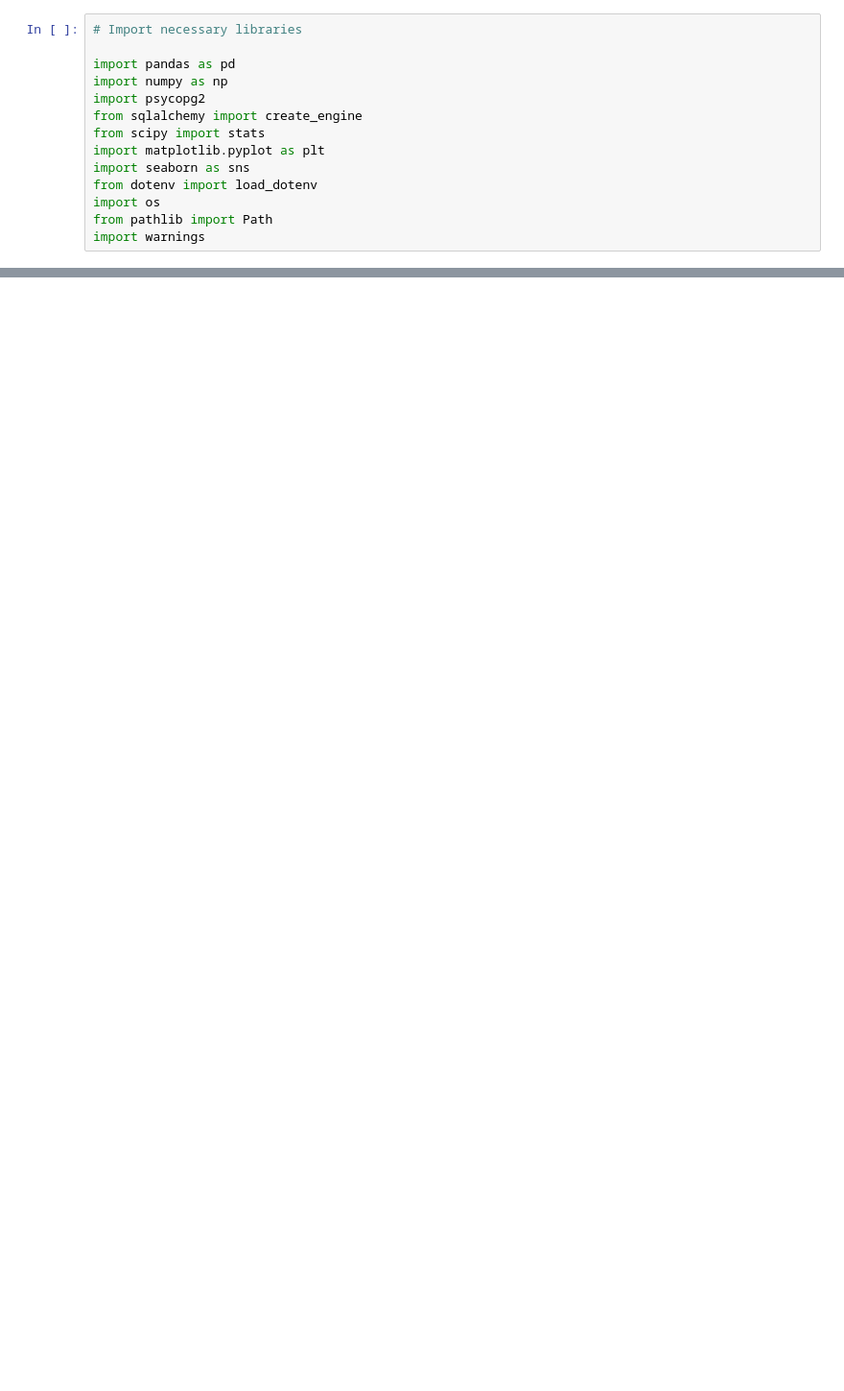
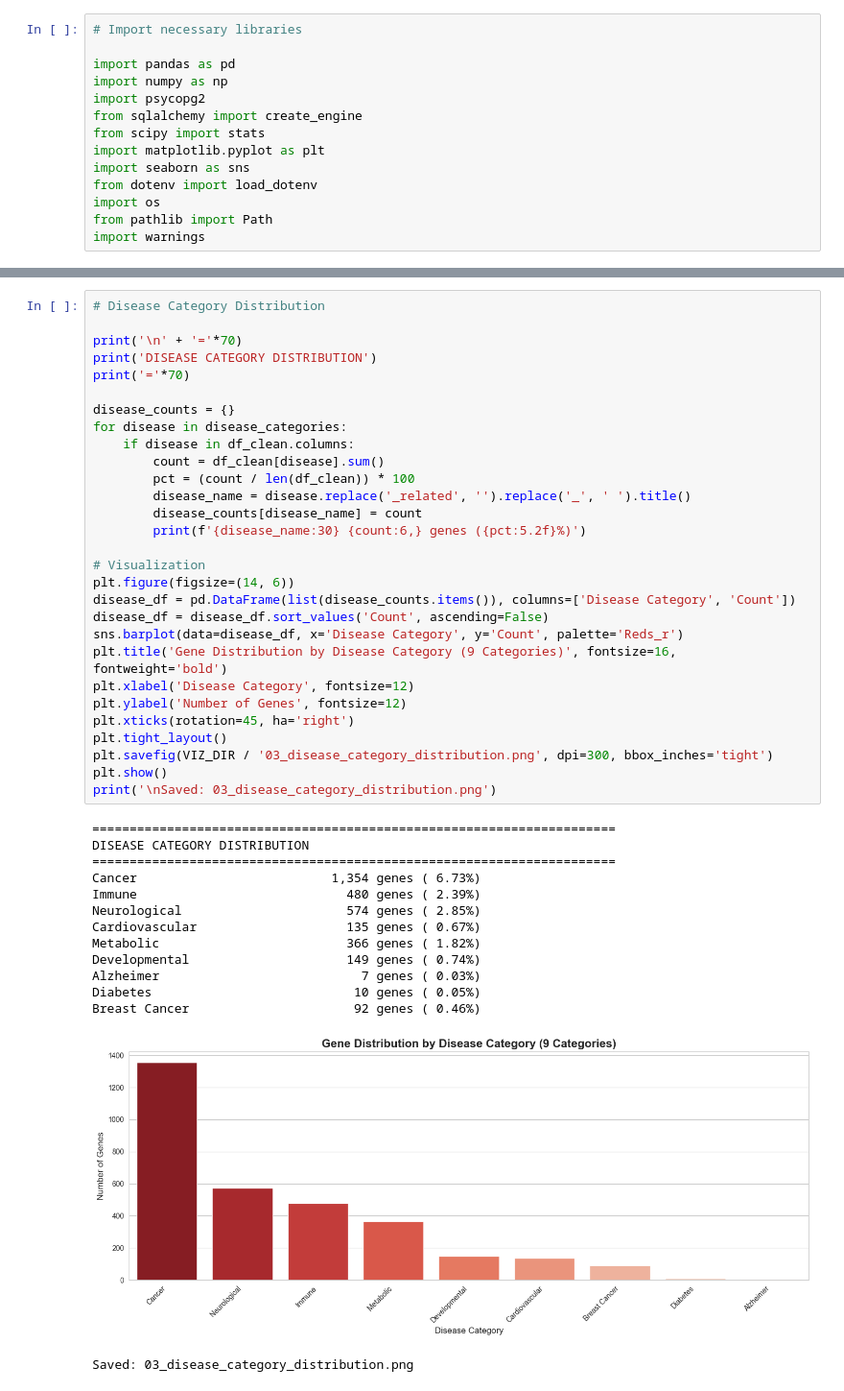
Before and after one commit to shariq02/genomic-variant-data-science-pipeline, a Jupyter notebook: jupyter_notebooks/01_statistical_analysis.ipynb, the cells around one changed output, grey strips where cells are left out. Shown at 96% size. Cells and saved outputs as stored; diff of their text form; blank space fills up the shorter version.

```diff
--- a/jupyter_notebooks/01_statistical_analysis.ipynb
+++ b/jupyter_notebooks/01_statistical_analysis.ipynb
@@ -492,0 +367,44 @@ print("\nDatabase connection closed")
+# %%
+# Disease Category Distribution
+
+print('\n' + '='*70)
+print('DISEASE CATEGORY DISTRIBUTION')
+print('='*70)
+
+disease_counts = {}
+for disease in disease_categories:
+    if disease in df_clean.columns:
+        count = df_clean[disease].sum()
+        pct = (count / len(df_clean)) * 100
+        disease_name = disease.replace('_related', '').replace('_', ' ').title()
+        disease_counts[disease_name] = count
+        print(f'{disease_name:30} {count:6,} genes ({pct:5.2f}%)')
+
+# Visualization
+plt.figure(figsize=(14, 6))
+disease_df = pd.DataFrame(list(disease_counts.items()), columns=['Disease Category', 'Count'])
+disease_df = disease_df.sort_values('Count', ascending=False)
+sns.barplot(data=disease_df, x='Disease Category', y='Count', palette='Reds_r')
+plt.title('Gene Distribution by Disease Category (9 Categories)', fontsize=16, fontweight='bold')
+plt.xlabel('Disease Category', fontsize=12)
+plt.ylabel('Number of Genes', fontsize=12)
+plt.xticks(rotation=45, ha='right')
+plt.tight_layout()
+plt.savefig(VIZ_DIR / '03_disease_category_distribution.png', dpi=300, bbox_inches='tight')
+plt.show()
+print('\nSaved: 03_disease_category_distribution.png')
+# %% [output]
+======================================================================
+DISEASE CATEGORY DISTRIBUTION
+======================================================================
+Cancer                          1,354 genes ( 6.73%)
+Immune                            480 genes ( 2.39%)
+Neurological                      574 genes ( 2.85%)
+Cardiovascular                    135 genes ( 0.67%)
+Metabolic                         366 genes ( 1.82%)
+Developmental                     149 genes ( 0.74%)
+Alzheimer                           7 genes ( 0.03%)
+Diabetes                           10 genes ( 0.05%)
+Breast Cancer                      92 genes ( 0.46%)
+[figure, added]
+Saved: 03_disease_category_distribution.png
```
Also changed, not shown: parts of 40 cells of this notebook, 8 other files.
